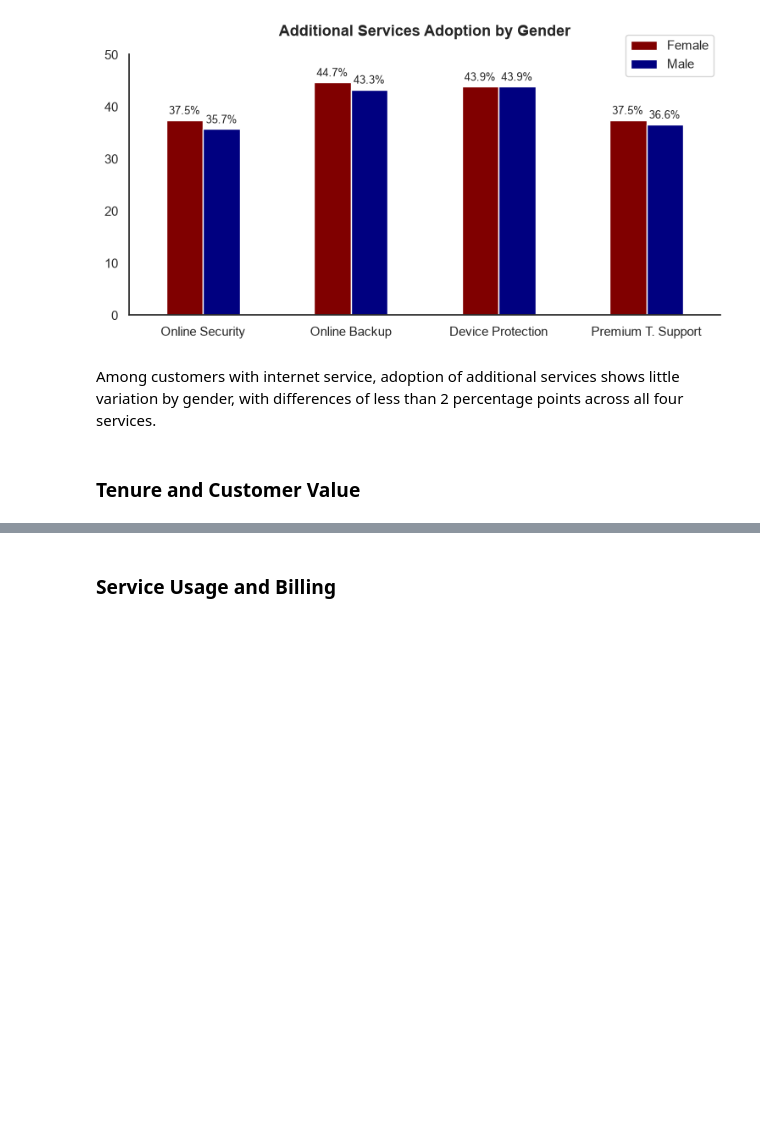
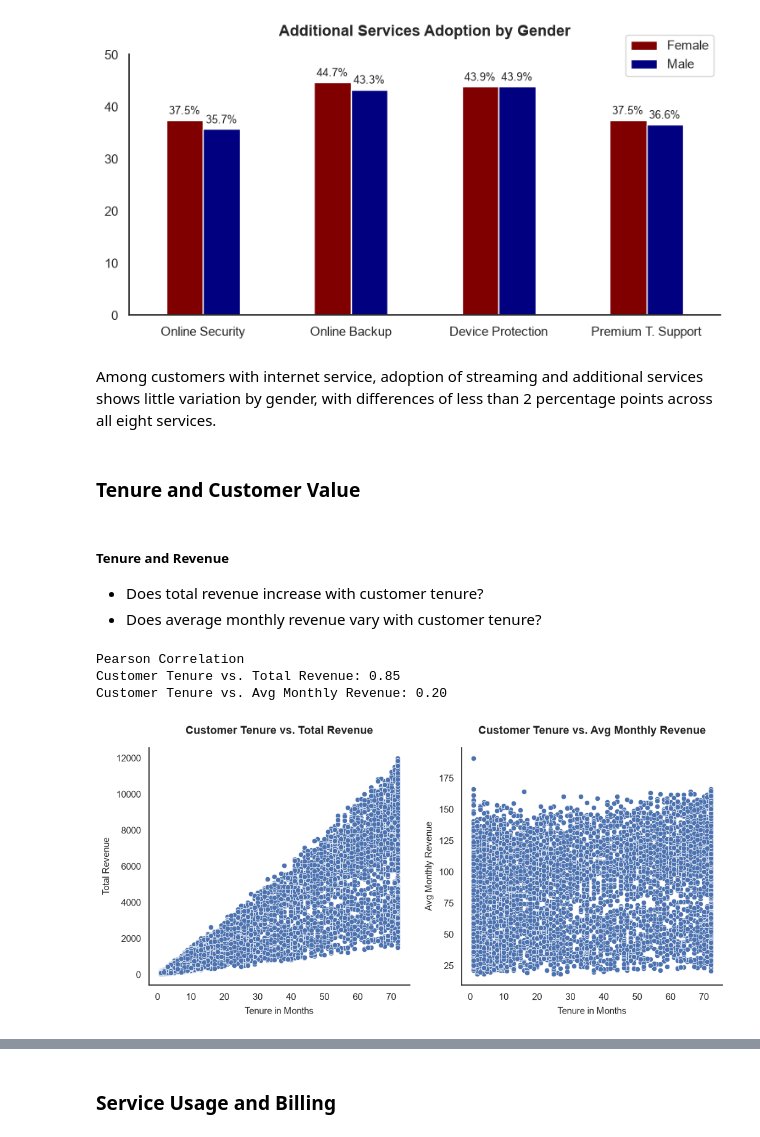
Before and after one commit to pendergataxel/telecom-customer-churn-analysis, a Jupyter notebook: notebooks/03_bivariate_and_churn_drivers.ipynb, the cells around one changed output, grey strips where cells are left out. Saved outputs shown, nothing was run; the diff lists cells and outputs as text; code cells hidden in the pictures; blank space fills up the shorter version.

```diff
--- a/notebooks/03_bivariate_and_churn_drivers.ipynb
+++ b/notebooks/03_bivariate_and_churn_drivers.ipynb
@@ -273,6 +290,40 @@ plt.tight_layout;
 # %% [output]
 [figure]
 # %% [markdown]
-Among customers with internet service, adoption of additional services shows little variation by gender, with differences of less than 2 percentage points across all four services.
+Among customers with internet service, adoption of streaming and additional services shows little variation by gender, with differences of less than 2 percentage points across all eight services.
 # %% [markdown]
 ### Tenure and Customer Value
+# %% [markdown]
+##### Tenure and Revenue
+- Does total revenue increase with customer tenure?
+- Does average monthly revenue vary with customer tenure?
+# %%
+fig, (ax1, ax2) = plt.subplots(1, 2, figsize=(12, 5))
+
+ax1 = sns.scatterplot(
+    x=churn_df['Tenure in Months'],
+    y=churn_df['Total Revenue'],
+    ax=ax1
+)
+
+ax1.set_title('Customer Tenure vs. Total Revenue')
+
+avg_monthly_revenue = churn_df['Total Revenue'] / churn_df['Tenure in Months']
+ax2 = sns.scatterplot(
+    churn_df,
+    x='Tenure in Months',
+    y=avg_monthly_revenue.values,
+    ax=ax2
+)
+
+ax2.set_title('Customer Tenure vs. Avg Monthly Revenue')
+ax2.set_ylabel('Avg Monthly Revenue')
+
+print('Pearson Correlation')
+print(f"Customer Tenure vs. Total Revenue: {churn_df['Tenure in Months'].corr(churn_df['Total Revenue']):.2f}")
+print(f"Customer Tenure vs. Avg Monthly Revenue: {churn_df['Tenure in Months'].corr(avg_monthly_revenue):.2f}")
+# %% [output]
+Pearson Correlation
+Customer Tenure vs. Total Revenue: 0.85
+Customer Tenure vs. Avg Monthly Revenue: 0.20
+[figure, added]
```
Also changed, not shown: parts of 56 cells of this notebook.
